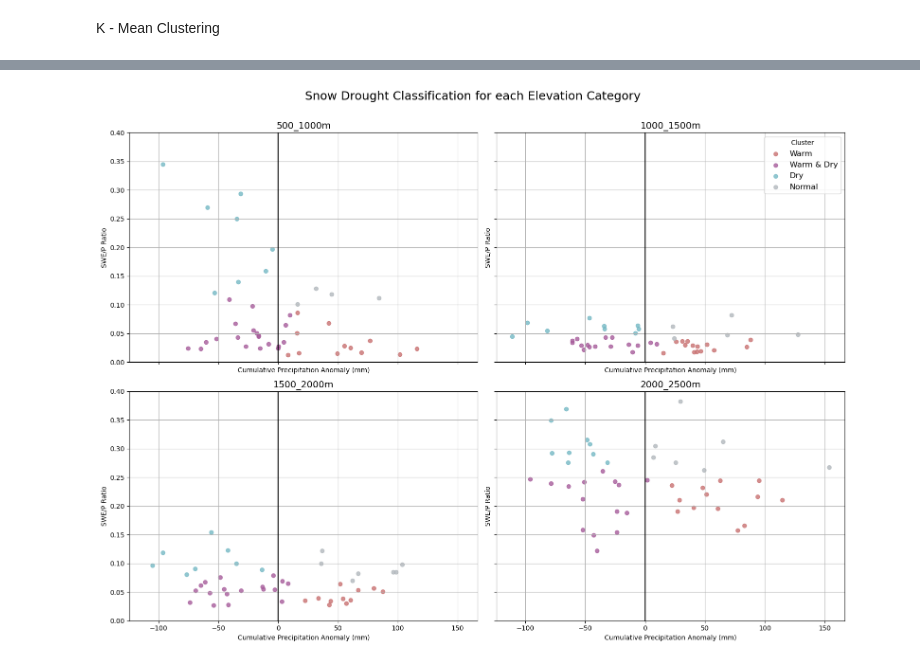
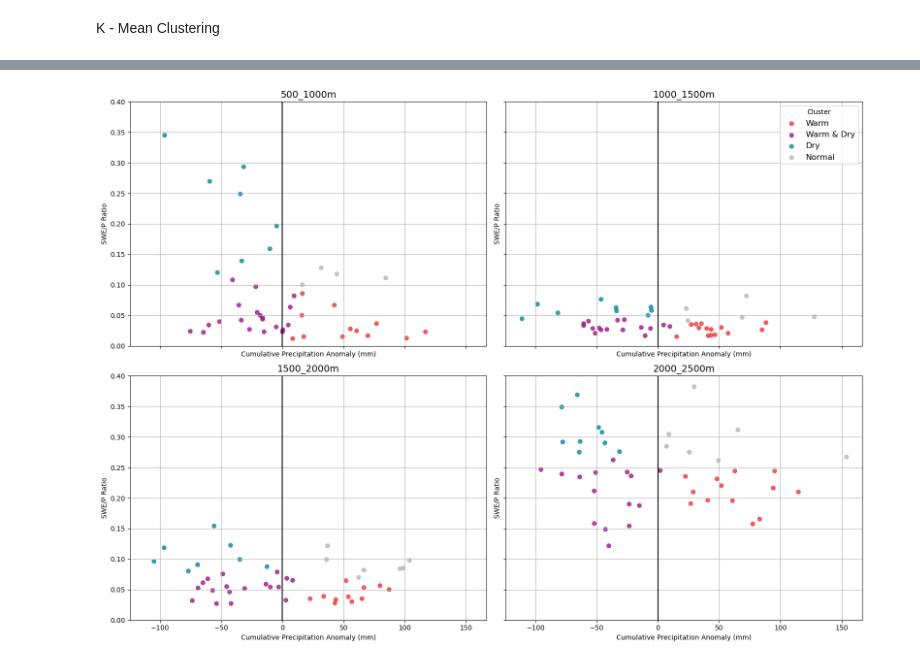
Before and after one commit to Nadiesenali/snowdroughtindex-main, a Jupyter notebook: notebooks/workflows/10_for_paper.ipynb, the cells around one changed output, grey strips where cells are left out. Drawn from its saved outputs; the diff is of its cells as text; code cells hidden in the pictures.

```diff
--- a/notebooks/workflows/10_for_paper.ipynb
+++ b/notebooks/workflows/10_for_paper.ipynb
@@ -1598,7 +1721,7 @@ for season_year in range(1980, 2024):
 # SPI Calculations
 # %%
 # load percipitation data and compute SPI
-precip_data = casr_data[['time', 'Grid_id','lon', 'lat', 'Precipitation', 'Elevation_Category']].copy()
+precip_data = casr_data[['time', 'station_id','lon', 'lat', 'Precipitation', 'Elevation_Category']].copy()
 precip_data['time'] = pd.to_datetime(precip_data['time'])
 precip_data['month'] = precip_data['time'].dt.month
 display(precip_data.head())
@@ -1617,9 +1740,9 @@ def extract_grid_metadata(df: pd.DataFrame) -> pd.DataFrame:
     Extract per-Grid static metadata.
     """
     return (
-        df[["Grid_id", "lon", "lat", "Elevation_Category"]]
-        .drop_duplicates("Grid_id")
-        .set_index("Grid_id")
+        df[["station_id", "lon", "lat", "Elevation_Category"]]
+        .drop_duplicates("station_id")
+        .set_index("station_id")
     )
 
 
@@ -1634,7 +1757,7 @@ def daily_to_monthly_precipitation(df: pd.DataFrame) -> pd.DataFrame:
     monthly = (
         out
         .groupby(
-            ["Grid_id", pd.Grouper(key="time", freq="MS")],
+            ["station_id", pd.Grouper(key="time", freq="MS")],
             as_index=False
         )
         .agg(
@@ -1666,11 +1789,11 @@ def rolling_integrated_precipitation_by_season(
     """
 
     out = monthly_df.copy()
-    out = out.sort_values(["Grid_id", "Seasonal_Year", "time"])
+    out = out.sort_values(["station_id", "Seasonal_Year", "time"])
 
     out[f"Precipitation_{window_months}mo"] = (
         out
-        .groupby(["Grid_id", "Seasonal_Year"])["Precipitation_monthly"]
+        .groupby(["station_id", "Seasonal_Year"])["Precipitation_monthly"]
         .rolling(window=window_months, min_periods=window_months)
         .sum()
         .reset_index(level=[0, 1], drop=True)
@@ -1712,7 +1835,7 @@ def compute_spi_for_grids(
 
     out = []
 
-    for grid_id, gdf in precip_df.groupby("Grid_id"):
+    for station_id, gdf in precip_df.groupby("station_id"):
         gdf = gdf.sort_values("time")
 
         for month in range(1, 13):
@@ -1721,10 +1844,10 @@ def compute_spi_for_grids(
 
             gdf.loc[mask, "SPI"] = spi_series
 
-        gdf["Grid_id"] = grid_id
+        gdf["station_id"] = station_id
         out.append(gdf)
 
-    return pd.concat(out).sort_values(["Grid_id", "time"])
+    return pd.concat(out).sort_values(["station_id", "time"])
 
 
 def spi_pipeline(
@@ -1752,8 +1875,8 @@ def spi_pipeline(
     # 5. Join metadata
     final = (
         spi
-        .merge(grid_meta, left_on="Grid_id", right_index=True, how="left")
-        .sort_values(["Grid_id", "time"])
+        .merge(grid_meta, left_on="station_id", right_index=True, how="left")
+        .sort_values(["station_id", "time"])
     )
     final["month"] = final["time"].dt.month.astype("int32")
 
@@ -2428,7 +2599,7 @@ Month: 1
 # Heldmuyer classification
 # %%
 # load data
-SD_clasification_data = casr_data[['Grid_id', 'time', 'lon', 'lat', 'Elevation_Category', 'Seasonal_Year', 'SWE','Precipitation']]
+SD_clasification_data = casr_data[['station_id', 'time', 'lon', 'lat', 'Elevation_Category', 'Seasonal_Year', 'SWE','Precipitation']]
 
 display(SD_clasification_data.head())
 # %% [output]
@@ -2581,19 +2752,19 @@ display(onset_to_peak)
 # %%
 # take cum sum of Precipitation and mean SWE over each Seasonal_Year, per grid
 SD_clasification_data = SD_clasification_data.sort_values(
-    ['Grid_id', 'Seasonal_Year', 'time']
+    ['station_id', 'Seasonal_Year', 'time']
 ).copy()
 
 SD_clasification_data['Cumulative_Precipitation'] = (
     SD_clasification_data
-    .groupby(['Grid_id', 'Seasonal_Year'])['Precipitation']
+    .groupby(['station_id', 'Seasonal_Year'])['Precipitation']
     .cumsum()
 )
 
 # get max cumulative Precipitation and mean SWE for each grid and Seasonal_Year
 seasonal_maxcumP_meanSWE = (
     SD_clasification_data
-    .groupby(['Grid_id', 'Seasonal_Year', 'lon', 'lat', 'Elevation_Category'], as_index=False)
+    .groupby(['station_id', 'Seasonal_Year', 'lon', 'lat', 'Elevation_Category'], as_index=False)
     .agg(
         Max_Cumulative_Precipitation=('Cumulative_Precipitation', 'max'),
         Mean_SWE=('SWE', 'mean')
@@ -2768,9 +2939,9 @@ Cluster centers:
 # %%
 # Define cluster colors for plotting
 cluster_colors = {
-    "Warm": "#C97272",         # orange
-    "Warm & Dry": "#A75D9B",   # reddish
-    "Dry": "#76B9C5",          # blue
+    "Warm": "#EB3A3A",         # orange
+    "Warm & Dry": "#9C1C87",   # reddish
+    "Dry": "#0C889E",          # blue
     "Normal": "#B2B8BD"       # grey for non-drought years
     # Add more cluster names and colors as needed
 }
@@ -2792,35 +2963,35 @@ for i, elev in enumerate(elevations_ordered):
     ax = axes[i]
     drought_subset = final_classification_data[
         final_classification_data['Elevation_Category'] == elev
     ]
 
     for cname, color in cluster_colors.items():
         cluster_points = drought_subset[drought_subset['cluster_name'] == cname]
         ax.scatter(
             cluster_points['Avg_Cum_P_anomaly'],
             cluster_points['Avg_SWE_P_ratio'],
             color=color,
             label=cname if i == 0 else "",  # Only label once for legend
             alpha=0.8
         )
 
     ax.axvline(0, color='black', linewidth=1.5, linestyle='-')
     ax.set_title(f'{elev}', fontsize=14)
     ax.set_xlabel('Cumulative Precipitation Anomaly (mm)')
     ax.set_ylabel('SWE/P Ratio')
     ax.grid(True)
 
 # Add legend to the first subplot only
 handles, labels = axes[0].get_legend_handles_labels()
 # Place legend inside the top right subplot (axes[1])
 axes[1].legend(handles, labels, title='Cluster', loc='upper right', fontsize=12)
-plt.suptitle('Snow Drought Classification for each Elevation Category', fontsize=18)
+#plt.suptitle('Snow Drought Classification for each Elevation Category', fontsize=18)
 plt.ylim(0,0.4)
 plt.savefig(config['classification_plots'] / 'Snow_Drought_Classification_by_Elevation.png', dpi=300, bbox_inches='tight')
 plt.tight_layout(rect=[0, 0, 1, 0.97])
 plt.show()
 # %% [output]
-[figure, old version]
+[figure, new version]
 # %%
 # add season year for each cluster and elevation category to a summary table
 
```
Also changed, not shown: parts of 63 cells of this notebook, 2 other files.
